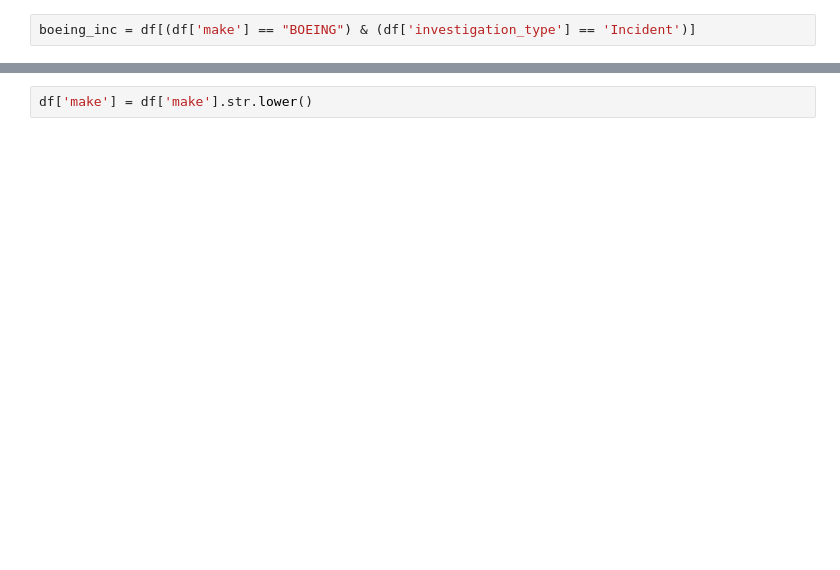
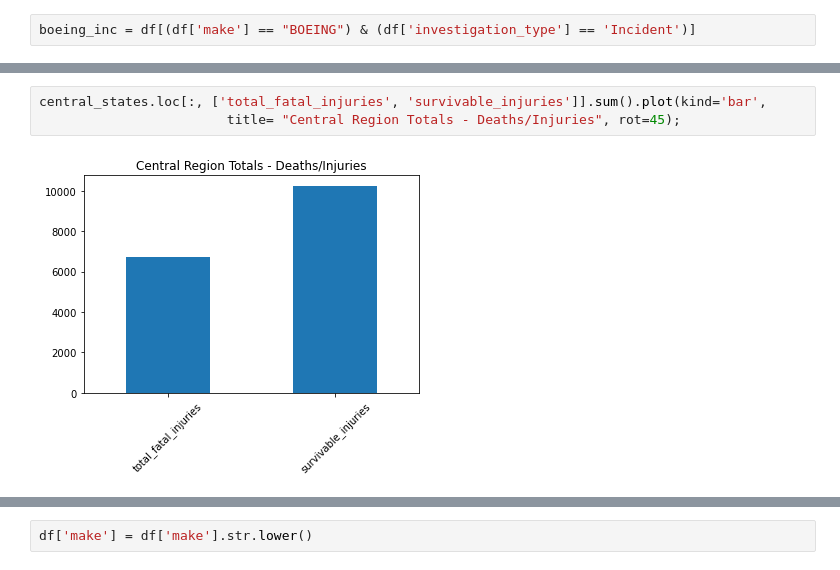
Before and after one commit to dvdhartsman/phase_1_project, a Jupyter notebook: davids_EDA.ipynb, the cells around one changed output, grey strips where cells are left out. Cells and saved outputs as stored; diff of their text form; blank space fills up the shorter version.

```diff
--- a/davids_EDA.ipynb
+++ b/davids_EDA.ipynb
@@ -89,0 +154,5 @@ df.head()
+# %%
+central_states.loc[:, ['total_fatal_injuries', 'survivable_injuries']].sum().plot(kind='bar',
+                        title= "Central Region Totals - Deaths/Injuries", rot=45);
+# %% [output]
+[figure, added]
```
Also changed, not shown: parts of 107 cells of this notebook.
